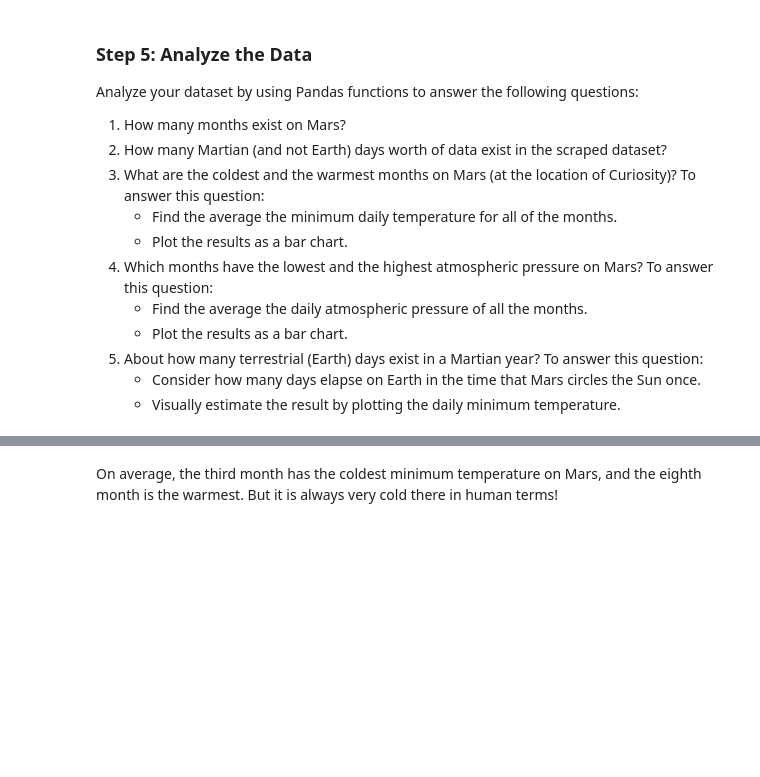
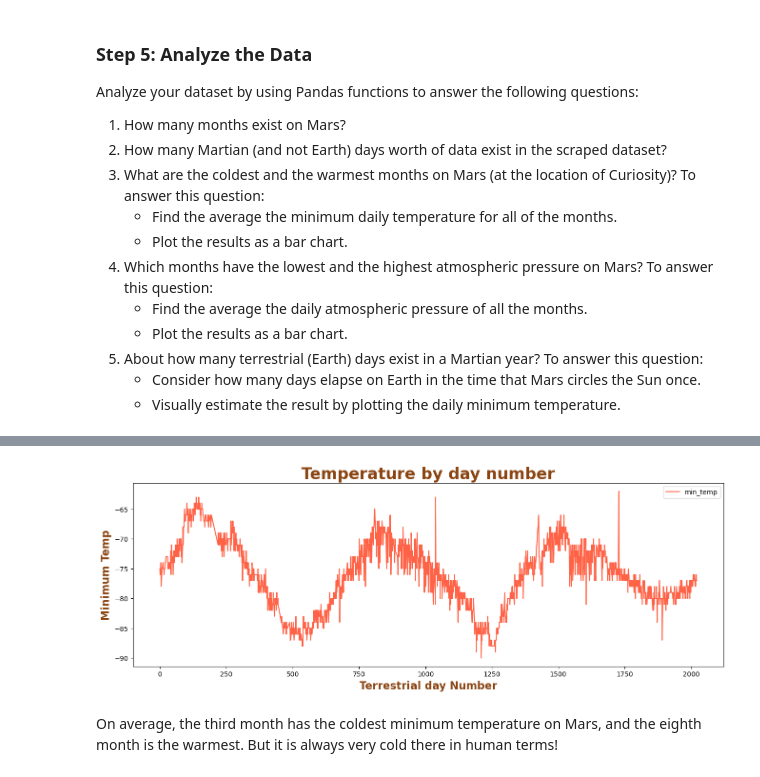
Before and after one commit to JeffPinegar/Web-Scrapping-Challenge, a Jupyter notebook: JSP_part_2_mars_weather.ipynb, the cells around one changed output, grey strips where cells are left out. Saved outputs shown, nothing was run; the diff lists cells and outputs as text; code cells hidden in the pictures; blank space fills up the shorter version.

```diff
--- a/JSP_part_2_mars_weather.ipynb
+++ b/JSP_part_2_mars_weather.ipynb
@@ -176,3 +393,47 @@ Name: pressure, dtype: float64
+# %%
+# 5. How many terrestrial (earth) days are there in a Martian year?
+
+# To determine this we are going to plot the temp vs the number of days since we started.
+# From this we will look for seasonality.  The difference in days between peaks of troufts will twll ups the lenght of a martian year.
+
+earth_day = dfi
+# the date of the first entery in our data is at earth_date.iloc[0][1] = start date
+start_date = earth_day.iloc[0][1]
+
+# day number = earth date - start date
+earth_day['earth_day_num'] = earth_day['terrestrial_date'] - start_date
+earth_day['earth_day_num'] = earth_day['earth_day_num'].dt.days
+# %%
+# plot data frame earth_day temp vs earth_day_num
+
+earth_day.plot(kind='line'
+            , x='earth_day_num'
+            , y='min_temp'
+            , color='tomato'
+            , figsize=(16,5));
+
+#add a chart title
+plt.title('Temperature by Day Number',
+            fontsize = 24,
+            color="saddlebrown",
+            fontweight="bold")
+
+# label the x axis
+plt.xlabel('Terrestrial day Number',
+            fontsize = 16,
+            color='saddlebrown',
+            fontweight="bold")
+# lbael the y axis
+plt.ylabel('Minimum Temp',
+            fontsize = 16,
+            color='saddlebrown',
+            fontweight="bold")
+
+# save the file to the output sub directory
+save_fig = os.path.join('.','Output', 'Q5_Length_of_Martion_year.jpg')
+plt.savefig(save_fig, bbox_inches='tight')
+# %% [output]
+[figure, added]
 # %% [markdown]
 On average, the third month has the coldest minimum temperature on Mars, and the eighth month is the warmest. But it is always very cold there in human terms!
 # %% [markdown]
```
Also changed, not shown: parts of 35 cells of this notebook, 8 other files.
